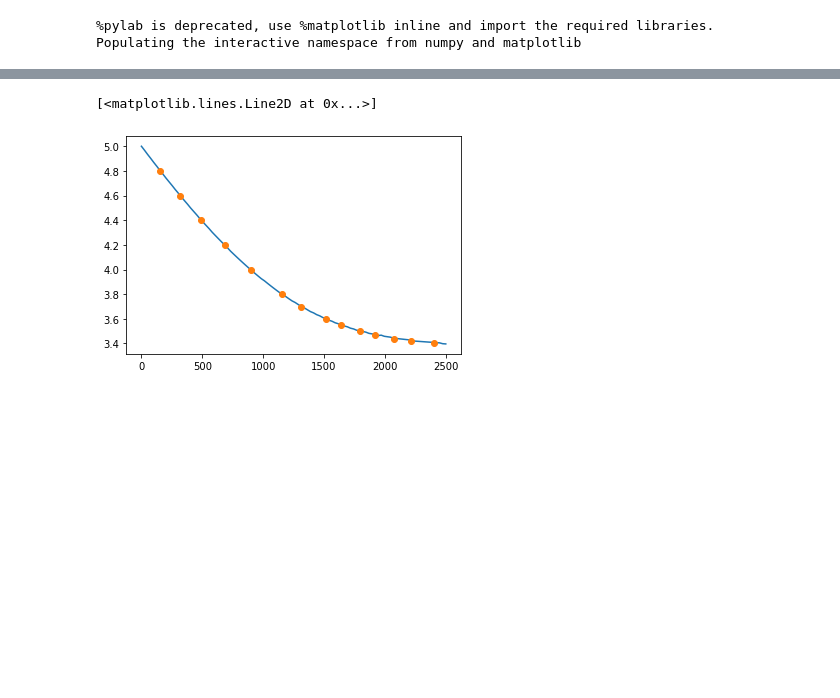
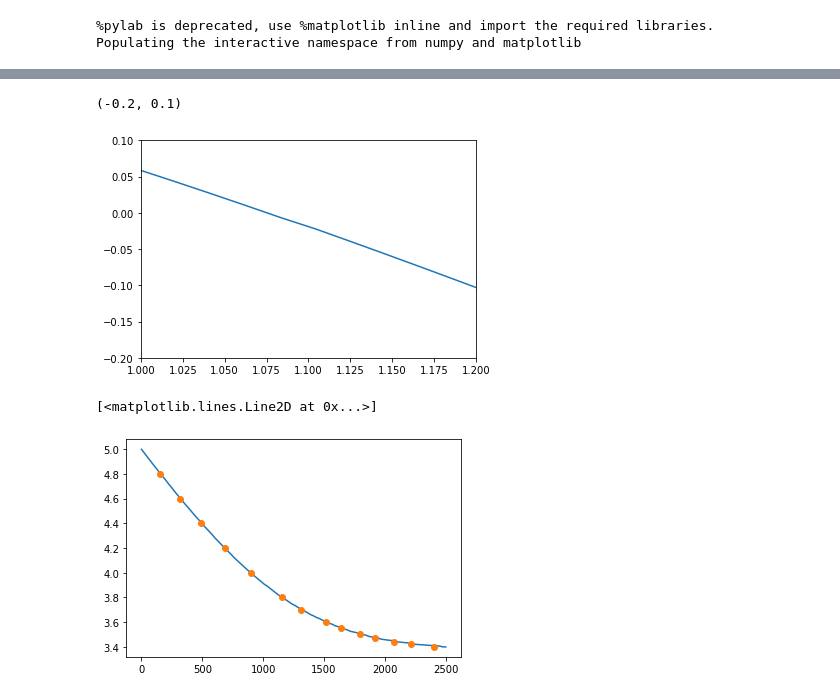
Before and after one commit to CovingtonResearchGroup/champ, a Jupyter notebook: champ/Examples/Chow-Benchmark-test.ipynb, the cells around one changed output, grey strips where cells are left out. Saved outputs shown, nothing was run; the diff lists cells and outputs as text; code cells hidden in the pictures; blank space fills up the shorter version.

```diff
--- a/champ/Examples/Chow-Benchmark-test.ipynb
+++ b/champ/Examples/Chow-Benchmark-test.ipynb
@@ -45,3 +45,27 @@ Falling back on minimization solver.
+# %%
+n=100
+i=91
+fds = linspace(0.1*1.5, 1.5*1.5, n)
+res = []
+xc = sim.xcs[i]
+h0 = sim.h[i]# 5/ft_per_m
+A_down = xc.calcA(depth=h0)
+P_down = xc.calcP(depth=h0)
+D_H_down = 4 * A_down / P_down
+V_down = Q / A_down
+alpha = 1.1
+V_head_down = alpha * V_down ** 2 / (2 * xc.g)
+
+S_f_down = xc.f * V_down ** 2 / (2 * xc.g * D_H_down)
+dx = sim.x_arr[i + 1] - sim.x_arr[i]
+for fd in fds:
+    res.append(sim.fd_residual(fd, i+1, h0, S_f_down, dx))
+plot(fds, res)
+xlim([1,1.2])
+ylim([-.2,.1])
+# %% [output]
+(-0.2, 0.1)
+[figure, added]
 # %%
 plot(sim.x_arr*ft_per_m, sim.fd*ft_per_m)
 x_chow = array([155,318,493,684,898,1155,1314,1515,1641,1797,1917,2075,2214,2401])
```
Also changed, not shown: parts of 8 cells of this notebook, 1 other file.
